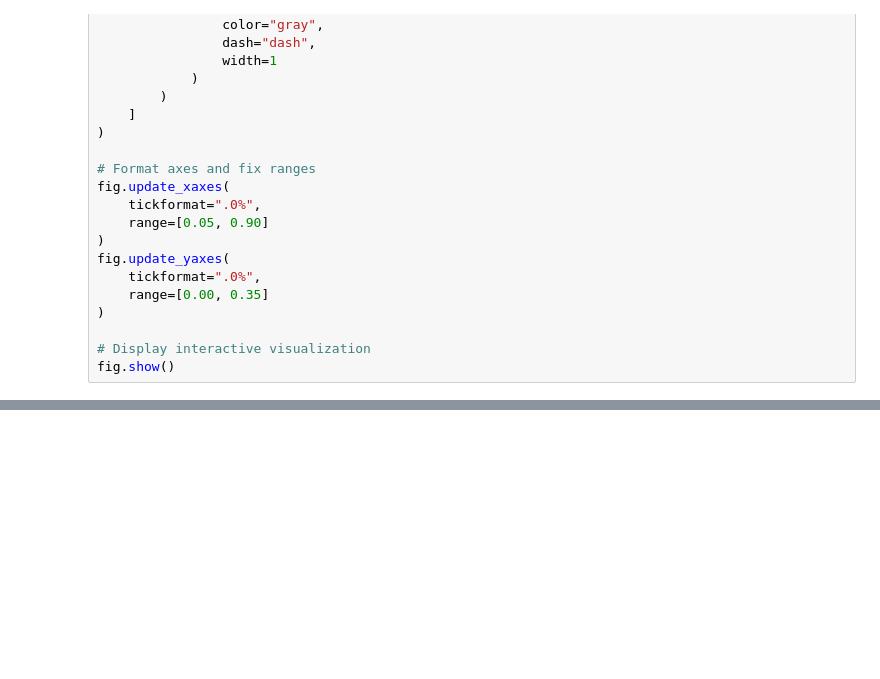
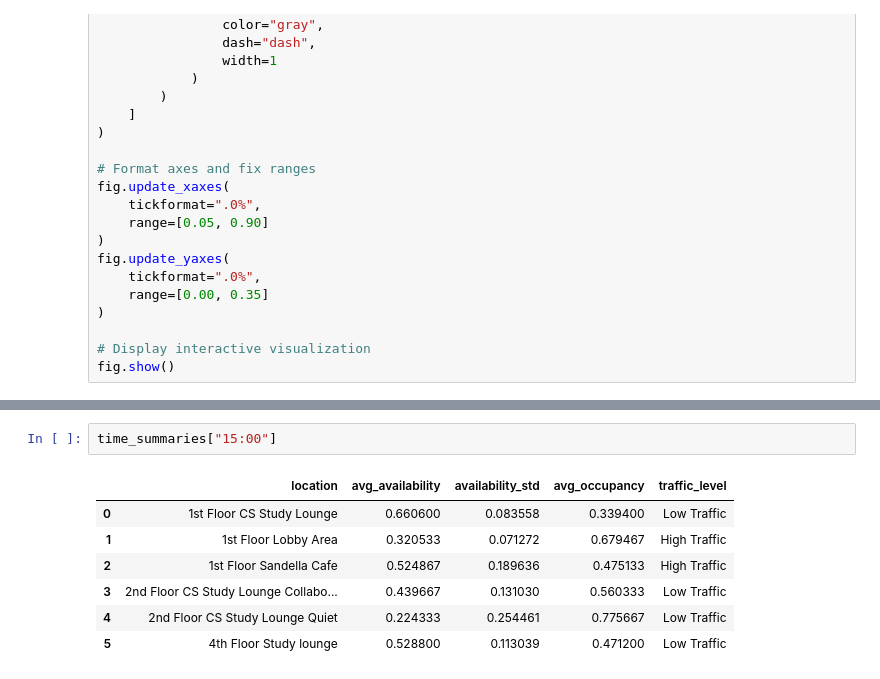
Before and after one commit to microwaves22/Ye-Ng-CS424, a Jupyter notebook: Notebooks/Assignment_3.ipynb, the cells around one changed output, grey strips where cells are left out. Drawn from its saved outputs; the diff is of its cells as text; blank space fills up the shorter version.

```diff
--- a/Notebooks/Assignment_3.ipynb
+++ b/Notebooks/Assignment_3.ipynb
@@ -381,0 +412,10 @@ fig.show()
+# %%
+time_summaries["15:00"]
+# %% [output]
+|  | location | avg_availability | availability_std | avg_occupancy | traffic_level |
+| 0 | 1st Floor CS Study Lounge | 0.660600 | 0.083558 | 0.339400 | Low Traffic |
+| 1 | 1st Floor Lobby Area | 0.320533 | 0.071272 | 0.679467 | High Traffic |
+| 2 | 1st Floor Sandella Cafe | 0.524867 | 0.189636 | 0.475133 | High Traffic |
+| 3 | 2nd Floor CS Study Lounge Collabo... | 0.439667 | 0.131030 | 0.560333 | Low Traffic |
+| 4 | 2nd Floor CS Study Lounge Quiet | 0.224333 | 0.254461 | 0.775667 | Low Traffic |
+| 5 | 4th Floor Study lounge | 0.528800 | 0.113039 | 0.471200 | Low Traffic |
```
Also changed, not shown: parts of 4 cells of this notebook, 1 other file.
